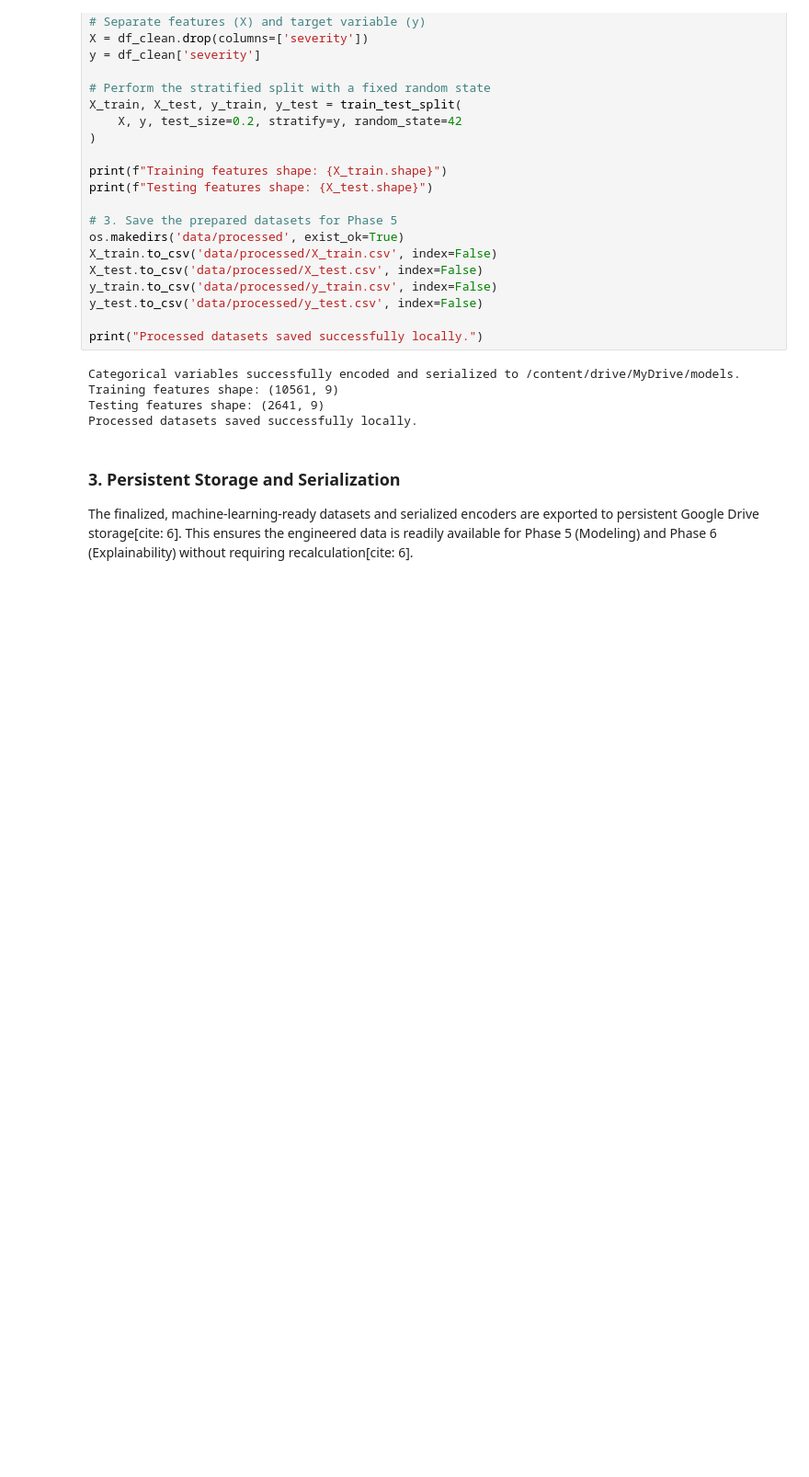
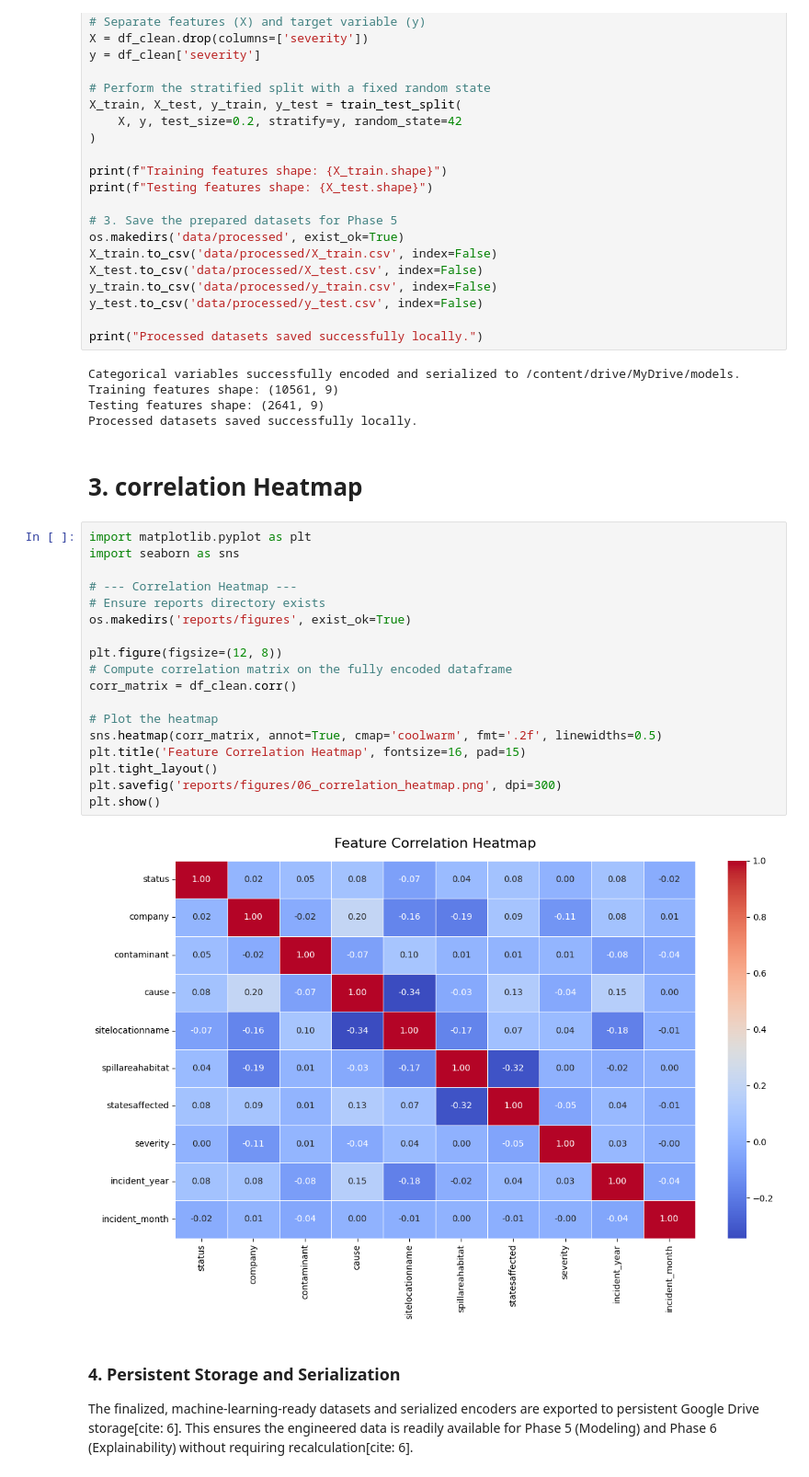
Before and after one commit to shalombebx/oil-spill-risk-classifier, a Jupyter notebook: notebooks/03_preprocessing.ipynb, the cells around one changed output. Shown at 92% size. Drawn from its saved outputs; the diff is of its cells as text; blank space fills up the shorter version.

```diff
--- a/notebooks/03_preprocessing.ipynb
+++ b/notebooks/03_preprocessing.ipynb
@@ -136,8 +136,30 @@ Categorical variables successfully encoded and serialized to /content/drive/MyDr
 Training features shape: (10561, 9)
 Testing features shape: (2641, 9)
 Processed datasets saved successfully locally.
+# %% [markdown]
+# 3. correlation Heatmap
+# %%
+import matplotlib.pyplot as plt
+import seaborn as sns
+
+# --- Correlation Heatmap ---
+# Ensure reports directory exists
+os.makedirs('reports/figures', exist_ok=True)
+
+plt.figure(figsize=(12, 8))
+# Compute correlation matrix on the fully encoded dataframe
+corr_matrix = df_clean.corr()
+
+# Plot the heatmap
+sns.heatmap(corr_matrix, annot=True, cmap='coolwarm', fmt='.2f', linewidths=0.5)
+plt.title('Feature Correlation Heatmap', fontsize=16, pad=15)
+plt.tight_layout()
+plt.savefig('reports/figures/06_correlation_heatmap.png', dpi=300)
+plt.show()
+# %% [output]
+[figure, added]
 # %% [markdown]
-### 3. Persistent Storage and Serialization
+### 4. Persistent Storage and Serialization
 
 The finalized, machine-learning-ready datasets and serialized encoders are exported to persistent Google Drive storage[cite: 6]. This ensures the engineered data is readily available for Phase 5 (Modeling) and Phase 6 (Explainability) without requiring recalculation[cite: 6].
 # %%
```
Also changed, not shown: parts of 1 cell of this notebook, 4 other files.
